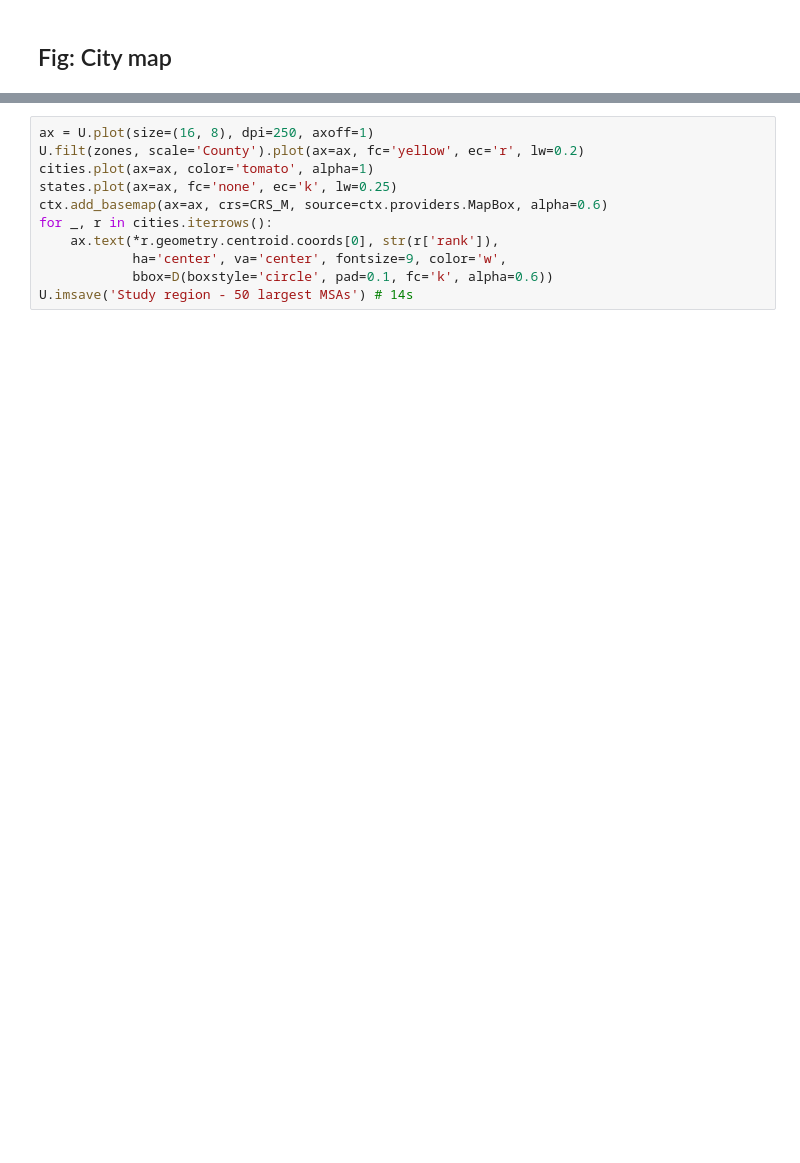
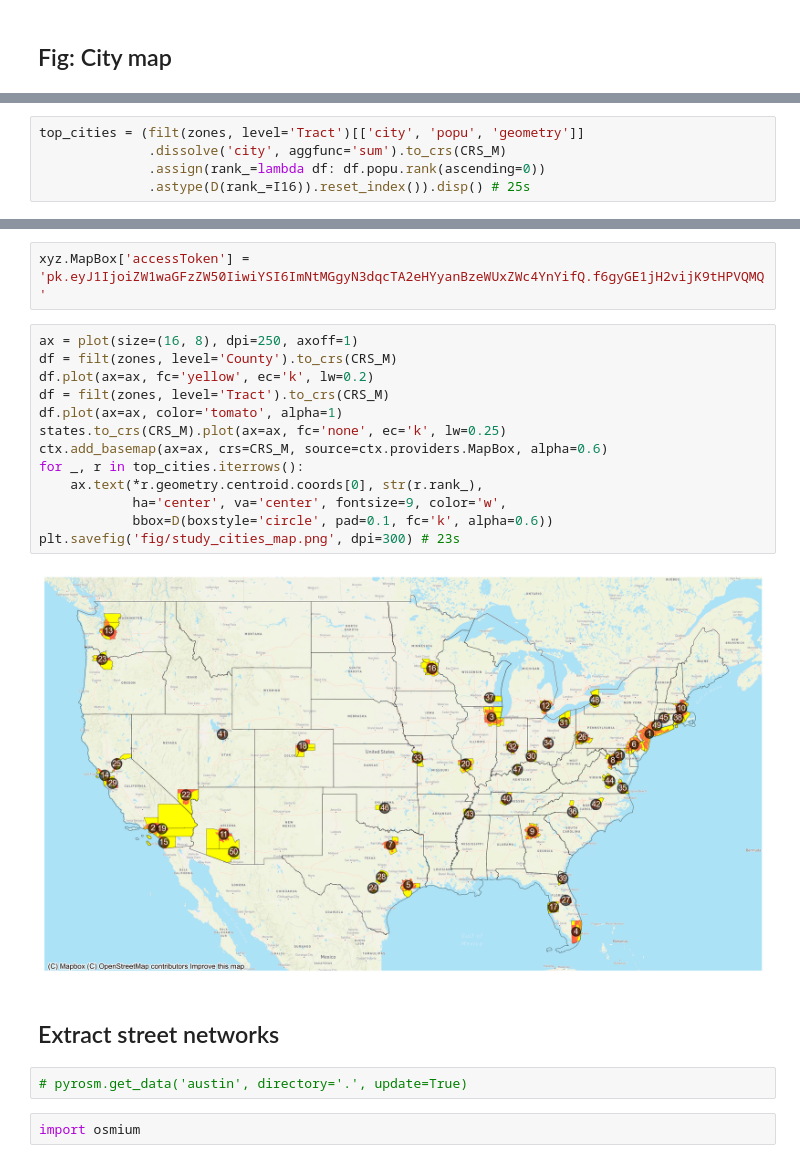
Before and after one commit to rvanxer/spatial_access_america, a Jupyter notebook: geometry.ipynb, the cells around one changed output, grey strips where cells are left out. Cells and saved outputs as stored; diff of their text form; blank space fills up the shorter version.

```diff
--- a/geometry.ipynb
+++ b/geometry.ipynb
@@ -142,0 +176,5 @@ filt(zones, level='County').plot()
+# %%
+top_cities = (filt(zones, level='Tract')[['city', 'popu', 'geometry']]
+              .dissolve('city', aggfunc='sum').to_crs(CRS_M)
+              .assign(rank_=lambda df: df.popu.rank(ascending=0))
+              .astype(D(rank_=I16)).reset_index()).disp() # 25s
@@ -143,11 +186,23 @@ filt(zones, level='County').plot()
+# %%
+xyz.MapBox['accessToken'] = 'pk.eyJ1IjoiZW1waGFzZW50IiwiYSI6ImNtMGgyN3dqcTA2eHYyanBzeWUxZWc4YnYifQ.f6gyGE1jH2vijK9tHPVQMQ'
 # %%
-ax = U.plot(size=(16, 8), dpi=250, axoff=1)
-U.filt(zones, scale='County').plot(ax=ax, fc='yellow', ec='r', lw=0.2)
-cities.plot(ax=ax, color='tomato', alpha=1)
-states.plot(ax=ax, fc='none', ec='k', lw=0.25)
+ax = plot(size=(16, 8), dpi=250, axoff=1)
+df = filt(zones, level='County').to_crs(CRS_M)
+df.plot(ax=ax, fc='yellow', ec='k', lw=0.2)
+df = filt(zones, level='Tract').to_crs(CRS_M)
+df.plot(ax=ax, color='tomato', alpha=1)
+states.to_crs(CRS_M).plot(ax=ax, fc='none', ec='k', lw=0.25)
 ctx.add_basemap(ax=ax, crs=CRS_M, source=ctx.providers.MapBox, alpha=0.6)
-for _, r in cities.iterrows():
-    ax.text(*r.geometry.centroid.coords[0], str(r['rank']),
+for _, r in top_cities.iterrows():
+    ax.text(*r.geometry.centroid.coords[0], str(r.rank_),
             ha='center', va='center', fontsize=9, color='w',
             bbox=D(boxstyle='circle', pad=0.1, fc='k', alpha=0.6))
-U.imsave('Study region - 50 largest MSAs') # 14s
+plt.savefig('fig/study_cities_map.png', dpi=300) # 23s
+# %% [output]
+[figure, added]
+# %% [markdown]
+## Extract street networks
+# %%
+# pyrosm.get_data('austin', directory='.', update=True)
+# %%
+import osmium
```
Also changed, not shown: parts of 17 cells of this notebook, 7 other files.
